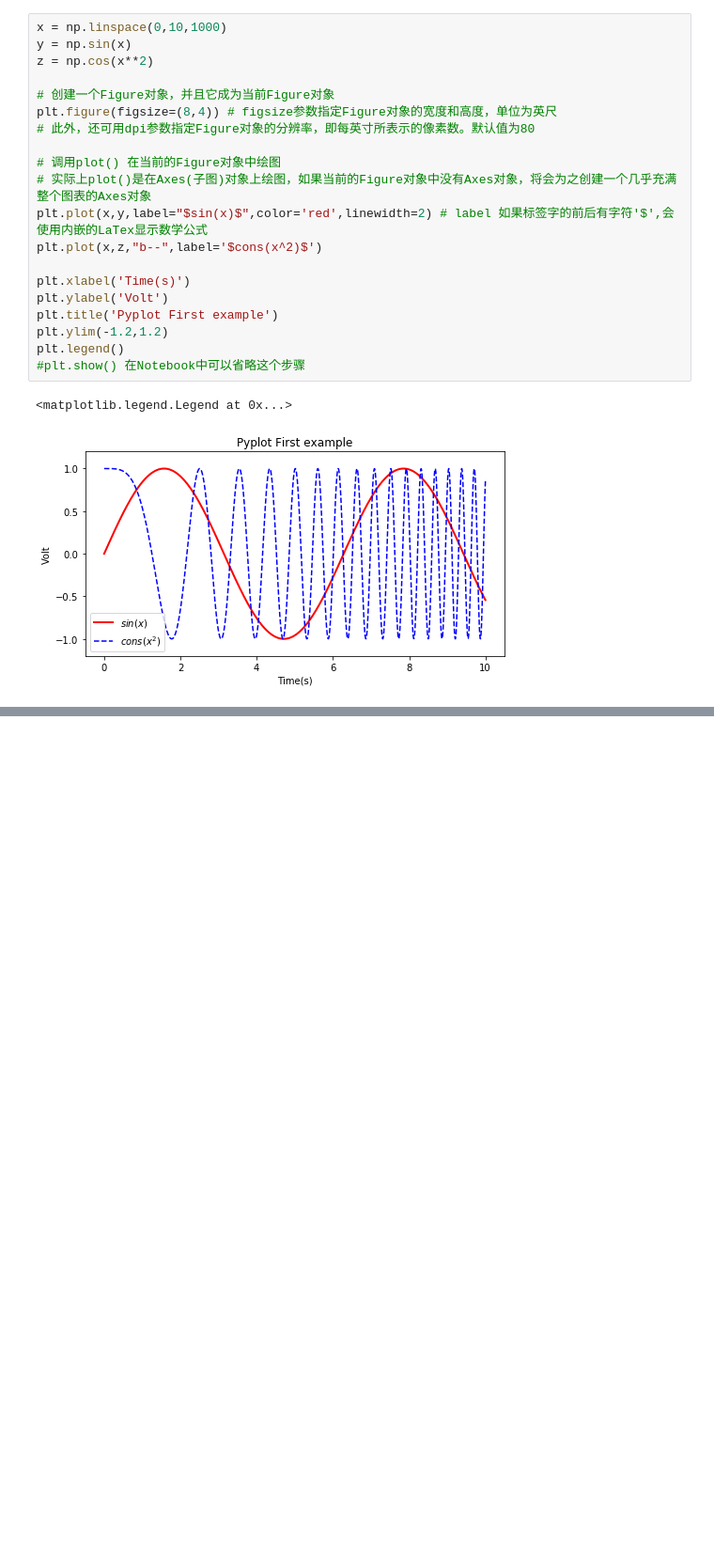
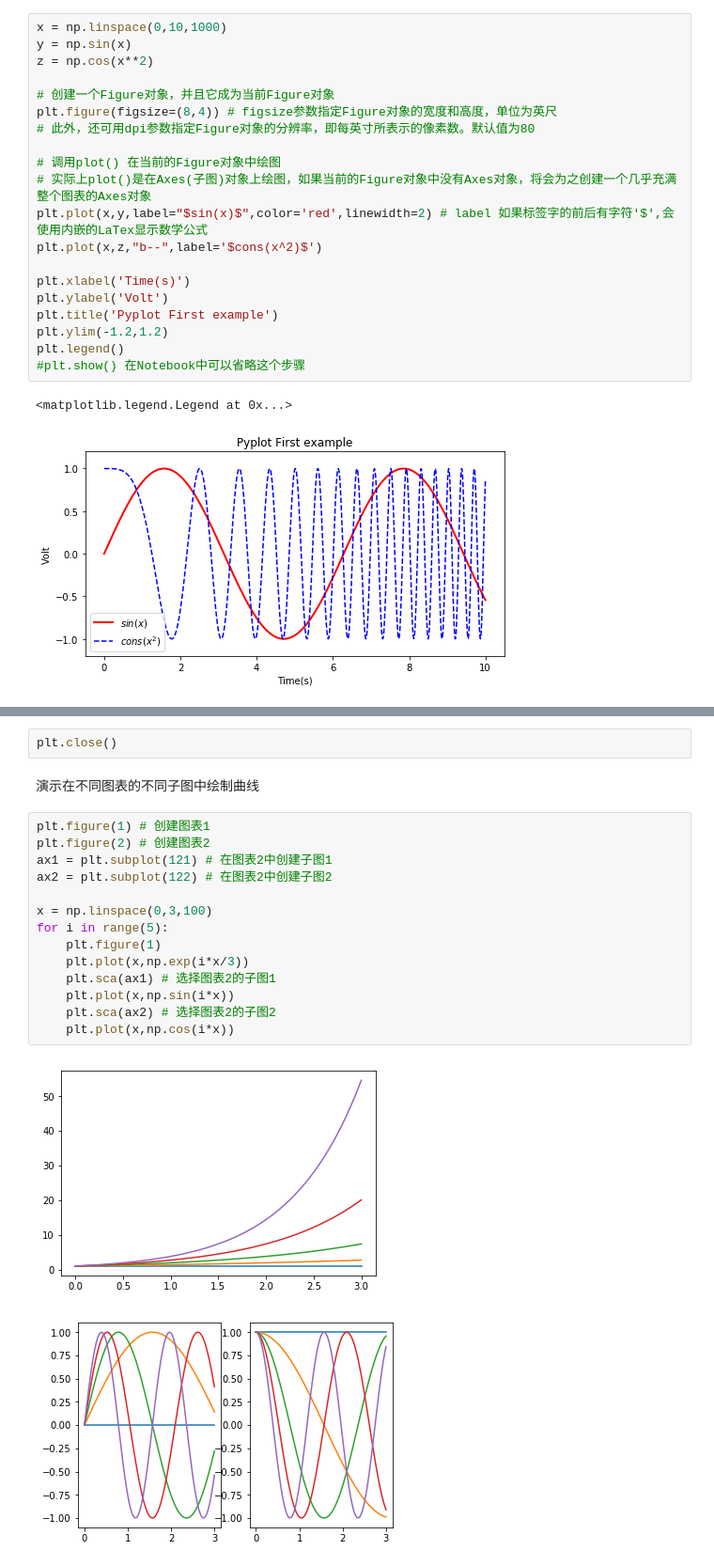
Before and after one commit to chengw99/Jupyter-Notebook, a Jupyter notebook: Matplotlib/Matplotlib.ipynb, the cells around one changed output, grey strips where cells are left out. Shown: that part at 94% size. Drawn from its saved outputs; the diff is of its cells as text; blank space fills up the shorter version.

```diff
--- a/Matplotlib/Matplotlib.ipynb
+++ b/Matplotlib/Matplotlib.ipynb
@@ -42,0 +75,21 @@ plt.legend()
+# %%
+plt.close()
+# %% [markdown]
+演示在不同图表的不同子图中绘制曲线
+# %%
+plt.figure(1) # 创建图表1
+plt.figure(2) # 创建图表2
+ax1 = plt.subplot(121) # 在图表2中创建子图1
+ax2 = plt.subplot(122) # 在图表2中创建子图2
+
+x = np.linspace(0,3,100)
+for i in range(5):
+    plt.figure(1)
+    plt.plot(x,np.exp(i*x/3))
+    plt.sca(ax1) # 选择图表2的子图1
+    plt.plot(x,np.sin(i*x))
+    plt.sca(ax2) # 选择图表2的子图2
+    plt.plot(x,np.cos(i*x))
+# %% [output]
+[figure, added]
+[figure, added]
```
Also changed, not shown: parts of 16 cells of this notebook.
